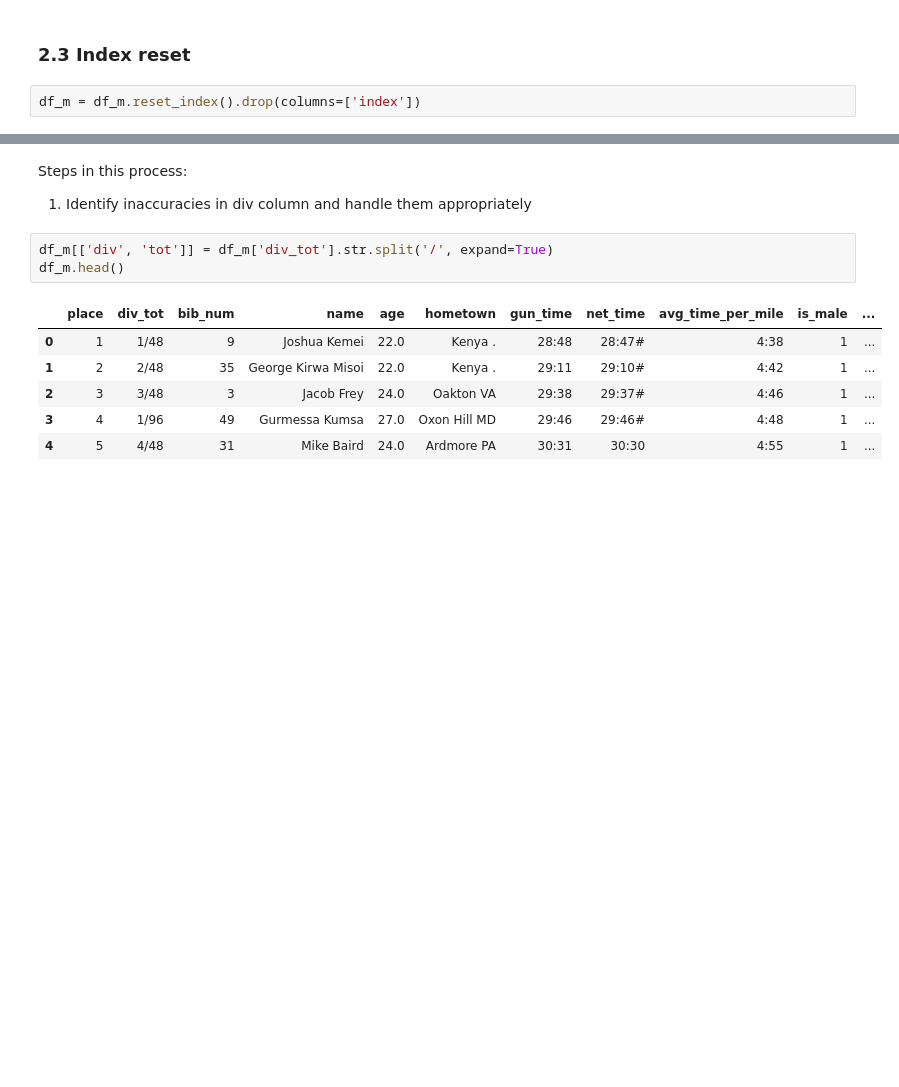
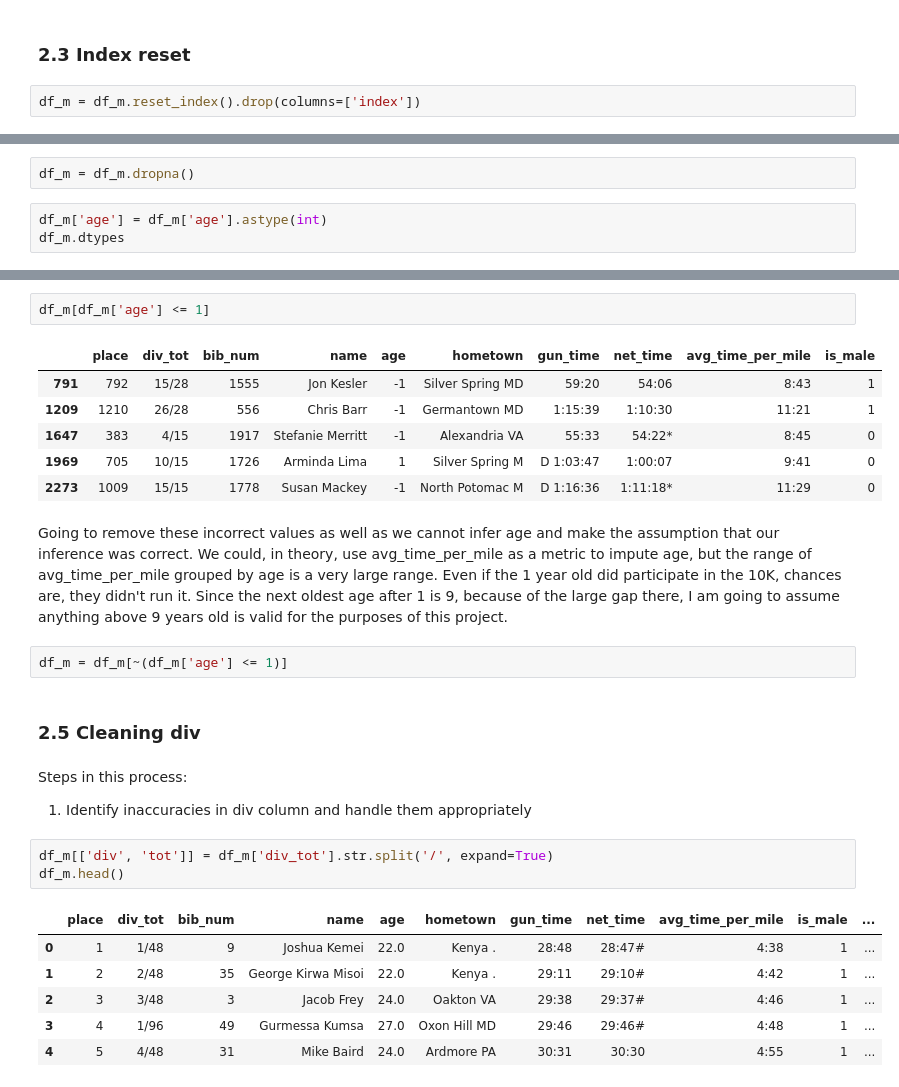
Before and after one commit to linjoshua882/marathon-data-eda, a Jupyter notebook: code.ipynb, the cells around one changed output, grey strips where cells are left out. Saved outputs shown, nothing was run; the diff lists cells and outputs as text; blank space fills up the shorter version.

Commit message:
Revert "minor data cleaning changes"
This reverts commit 8aa2062ada11113bb66dc8d7e777833e3b3dbffa.

'Mistake in removing cleaning step - age'

```diff
--- a/code.ipynb
+++ b/code.ipynb
@@ -145,0 +160,5 @@ df_m = df_m.reset_index().drop(columns=['index'])
+# %%
+df_m = df_m.dropna()
+# %%
+df_m['age'] = df_m['age'].astype(int)
+df_m.dtypes
@@ -146,3 +177,18 @@ df_m = df_m.reset_index().drop(columns=['index'])
+# %%
+df_m[df_m['age'] <= 1]
+# %% [output]
+|  | place | div_tot | bib_num | name | age | hometown | gun_time | net_time | avg_time_per_mile | is_male |
+| 791 | 792 | 15/28 | 1555 | Jon Kesler | -1 | Silver Spring MD | 59:20 | 54:06 | 8:43 | 1 |
+| 1209 | 1210 | 26/28 | 556 | Chris Barr | -1 | Germantown MD | 1:15:39 | 1:10:30 | 11:21 | 1 |
+| 1647 | 383 | 4/15 | 1917 | Stefanie Merritt | -1 | Alexandria VA | 55:33 | 54:22* | 8:45 | 0 |
+| 1969 | 705 | 10/15 | 1726 | Arminda Lima | 1 | Silver Spring M | D 1:03:47 | 1:00:07 | 9:41 | 0 |
+| 2273 | 1009 | 15/15 | 1778 | Susan Mackey | -1 | North Potomac M | D 1:16:36 | 1:11:18* | 11:29 | 0 |
+# %% [markdown]
+Going to remove these incorrect values as well as we cannot infer age and make the assumption that our inference was correct. We could, in theory, use avg_time_per_mile as a metric to impute age, but the range of avg_time_per_mile grouped by age is a very large range. Even if the 1 year old did participate in the 10K, chances are, they didn't run it. Since the next oldest age after 1 is 9, because of the large gap there, I am going to assume anything above 9 years old is valid for the purposes of this project.
+# %%
+df_m = df_m[~(df_m['age'] <= 1)]
+# %% [markdown]
+### 2.5 Cleaning div
 # %% [markdown]
 Steps in this process:
 1. Identify inaccuracies in div column and handle them appropriately
```
Also changed, not shown: parts of 10 cells of this notebook.
